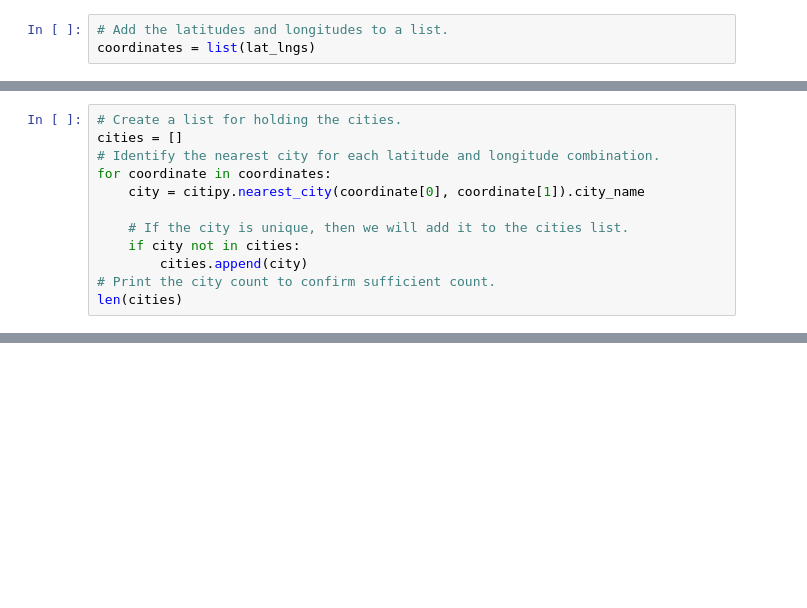
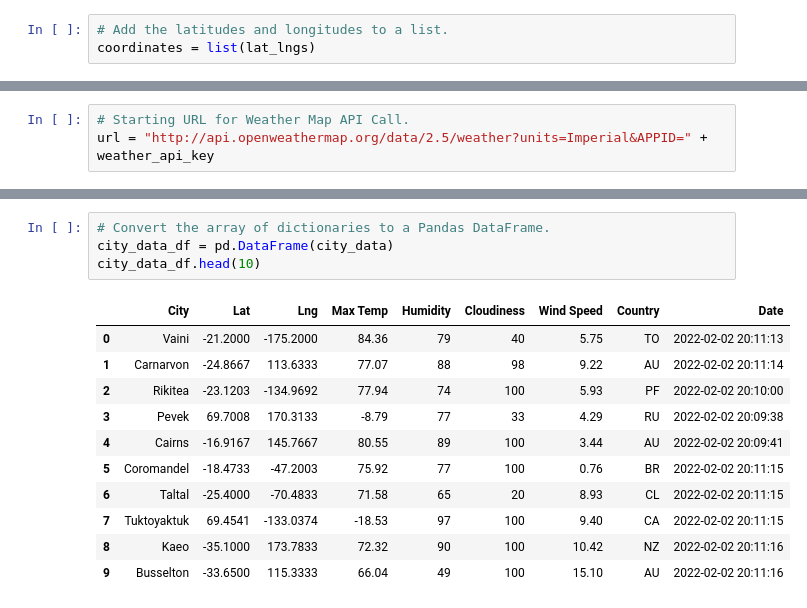
Before and after one commit to ESolomonDev/World_Weather_Analysis, a Jupyter notebook: WeatherPy.ipynb, the cells around one changed output, grey strips where cells are left out. Cells and saved outputs as stored; diff of their text form; blank space fills up the shorter version.

Commit message:
used api calls to init array of cities

```diff
--- a/WeatherPy.ipynb
+++ b/WeatherPy.ipynb
@@ -19,12 +42,3 @@ coordinates = list(lat_lngs)
 # %%
-# Create a list for holding the cities.
-cities = []
-# Identify the nearest city for each latitude and longitude combination.
-for coordinate in coordinates:
-    city = citipy.nearest_city(coordinate[0], coordinate[1]).city_name
-
-    # If the city is unique, then we will add it to the cities list.
-    if city not in cities:
-        cities.append(city)
-# Print the city count to confirm sufficient count.
-len(cities)
+# Starting URL for Weather Map API Call.
+url = "http://api.openweathermap.org/data/2.5/weather?units=Imperial&APPID=" + weather_api_key
@@ -32,0 +124,16 @@ len(cities)
+# %%
+# Convert the array of dictionaries to a Pandas DataFrame.
+city_data_df = pd.DataFrame(city_data)
+city_data_df.head(10)
+# %% [output]
+|  | City | Lat | Lng | Max Temp | Humidity | Cloudiness | Wind Speed | Country | Date |
+| 0 | Vaini | -21.2000 | -175.2000 | 84.36 | 79 | 40 | 5.75 | TO | 2022-02-02 20:11:13 |
+| 1 | Carnarvon | -24.8667 | 113.6333 | 77.07 | 88 | 98 | 9.22 | AU | 2022-02-02 20:11:14 |
+| 2 | Rikitea | -23.1203 | -134.9692 | 77.94 | 74 | 100 | 5.93 | PF | 2022-02-02 20:10:00 |
+| 3 | Pevek | 69.7008 | 170.3133 | -8.79 | 77 | 33 | 4.29 | RU | 2022-02-02 20:09:38 |
+| 4 | Cairns | -16.9167 | 145.7667 | 80.55 | 89 | 100 | 3.44 | AU | 2022-02-02 20:09:41 |
+| 5 | Coromandel | -18.4733 | -47.2003 | 75.92 | 77 | 100 | 0.76 | BR | 2022-02-02 20:11:15 |
+| 6 | Taltal | -25.4000 | -70.4833 | 71.58 | 65 | 20 | 8.93 | CL | 2022-02-02 20:11:15 |
+| 7 | Tuktoyaktuk | 69.4541 | -133.0374 | -18.53 | 97 | 100 | 9.40 | CA | 2022-02-02 20:11:15 |
+| 8 | Kaeo | -35.1000 | 173.7833 | 72.32 | 90 | 100 | 10.42 | NZ | 2022-02-02 20:11:16 |
+| 9 | Busselton | -33.6500 | 115.3333 | 66.04 | 49 | 100 | 15.10 | AU | 2022-02-02 20:11:16 |
```
Also changed, not shown: parts of 6 cells of this notebook, 2 other files.
